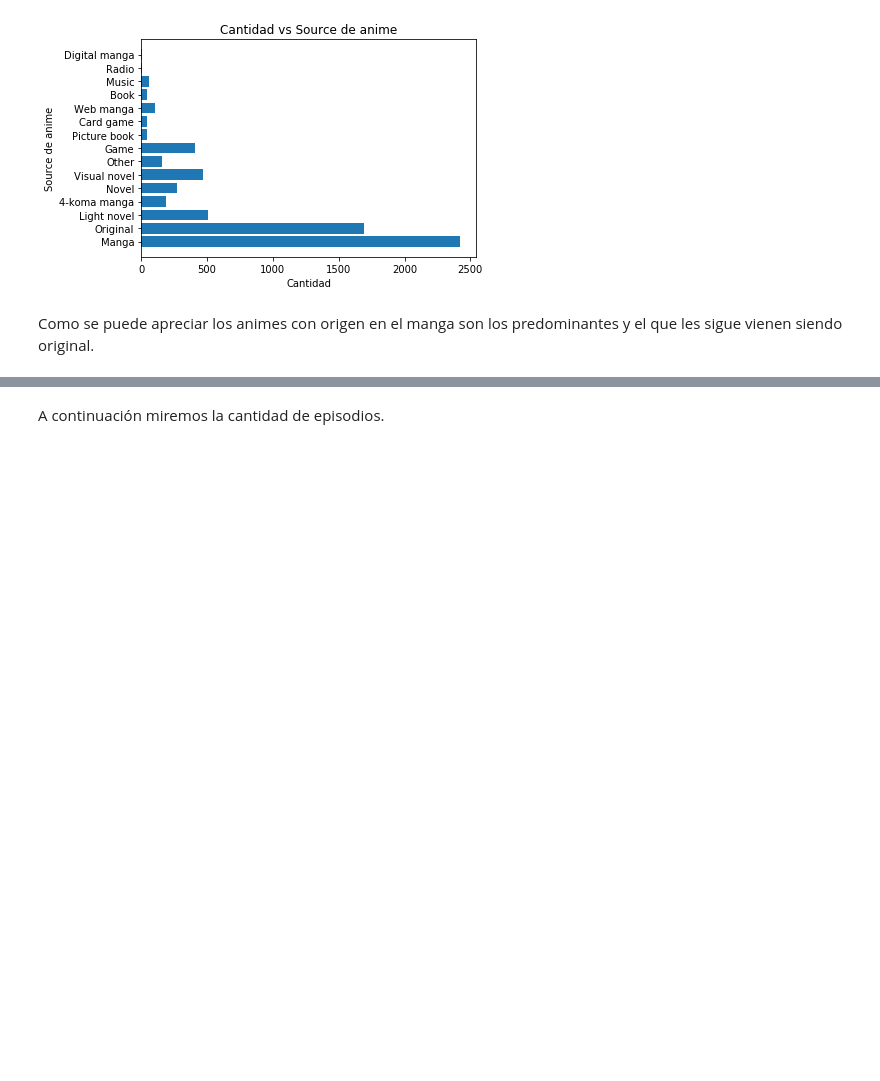
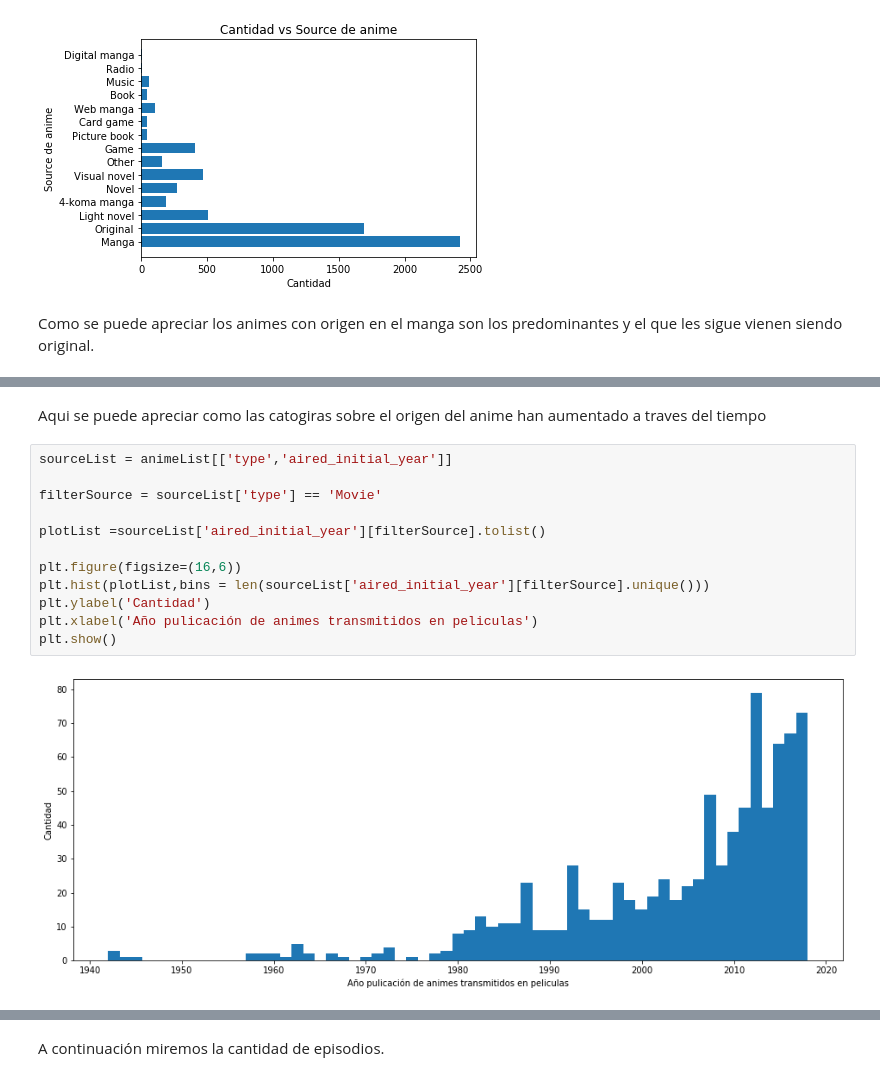
Before and after one commit to diegoolguinw/AnimeDataSet, a Jupyter notebook: Proyecto Mineria de Datos.ipynb, the cells around one changed output, grey strips where cells are left out. Cells and saved outputs as stored; diff of their text form; blank space fills up the shorter version.

```diff
--- a/Proyecto Mineria de Datos.ipynb
+++ b/Proyecto Mineria de Datos.ipynb
@@ -1019,0 +1049,16 @@ Con estos dos graficos surgen ciertas ideas y preguntas para estudiar
+# %% [markdown]
+Aqui se puede apreciar como las catogiras sobre el origen del anime han aumentado a traves del tiempo
+# %%
+sourceList = animeList[['type','aired_initial_year']]
+
+filterSource = sourceList['type'] == 'Movie'
+
+plotList =sourceList['aired_initial_year'][filterSource].tolist()
+
+plt.figure(figsize=(16,6))
+plt.hist(plotList,bins = len(sourceList['aired_initial_year'][filterSource].unique()))
+plt.ylabel('Cantidad')
+plt.xlabel('Año pulicación de animes transmitidos en peliculas')
+plt.show()
+# %% [output]
+[figure, added]
```
Also changed, not shown: parts of 11 cells of this notebook.
